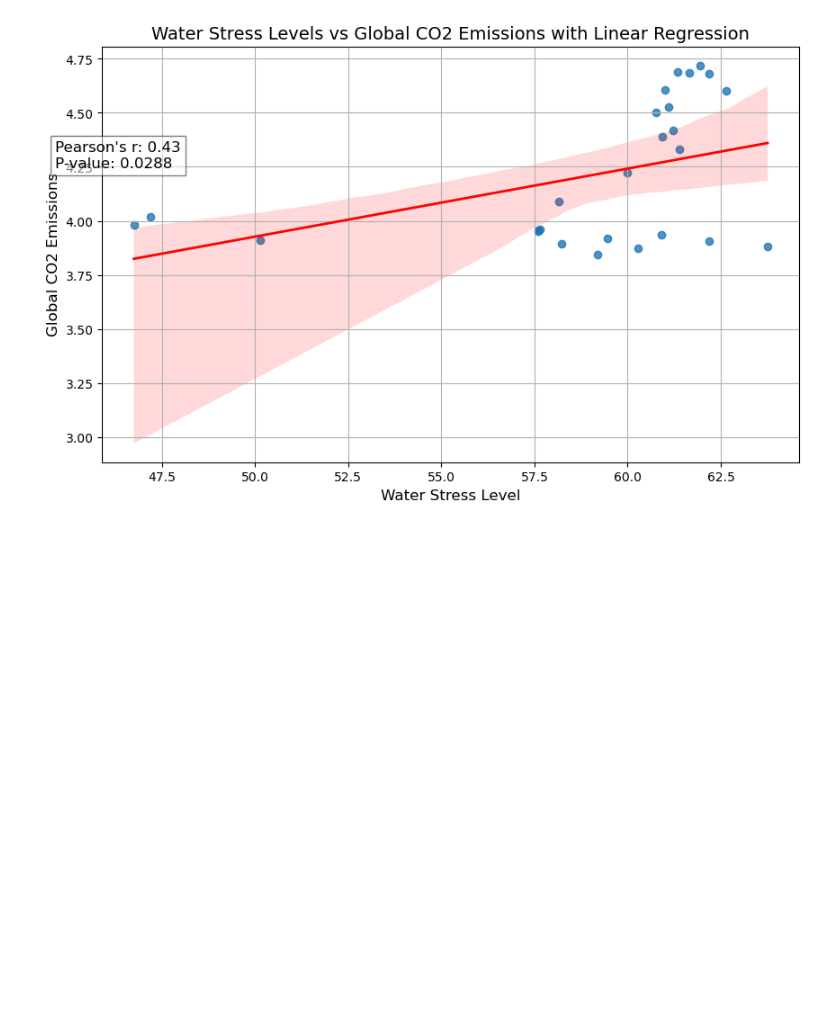
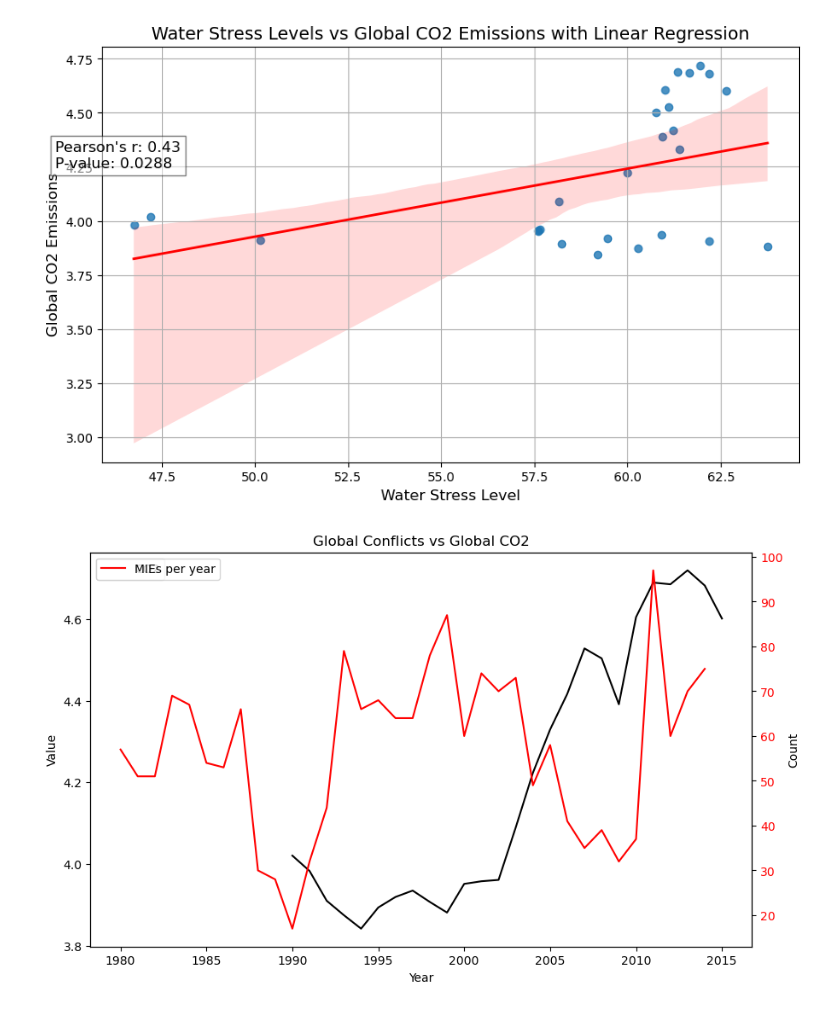
Before and after one commit to msmith150/Water-Conflict-Analysis, a Jupyter notebook: smith_final.ipynb, the cells around one changed output. Saved outputs shown, nothing was run; the diff lists cells and outputs as text; code cells hidden in the pictures; blank space fills up the shorter version.

```diff
--- a/smith_final.ipynb
+++ b/smith_final.ipynb
@@ -944,3 +1004,27 @@ plt.show()
 # Weak evidence against the null hypothesis (p = 0.0288)
 # %% [output]
 [figure]
+# %%
+#PlotGlobal Conflict vs Global CO2 - USED IN SLIDE 6
+# Create figure and axes
+fig, ax1 = plt.subplots(figsize=(10, 6))
+
+# Plot CO2 Data
+sns.lineplot(data=WDI_CO2_df, x='Year', y='Value', label='CO2', color='black')
+ax1.set_xlabel('Year')
+ax1.set_ylabel('Value')
+ax1.tick_params(axis='y', labelcolor='black')
+
+# Create twin axes for Water Stress Level
+ax2 = ax1.twinx()
+sns.lineplot(data=total_conflicts_per_year_df, x='Year', y='Total_Conflicts', label='MIEs per year', color="red", ax=ax2)
+ax2.set_ylabel('Count')
+ax2.tick_params(axis='y', labelcolor='red')
+
+# Add title
+ax1.set_title('Global Conflicts vs Global CO2')
+
+plt.savefig('conflict_CO2.png', bbox_inches='tight')
+plt.show()
+# %% [output]
+[figure, added]
```
Also changed, not shown: parts of 6 cells of this notebook, 2 other files.
